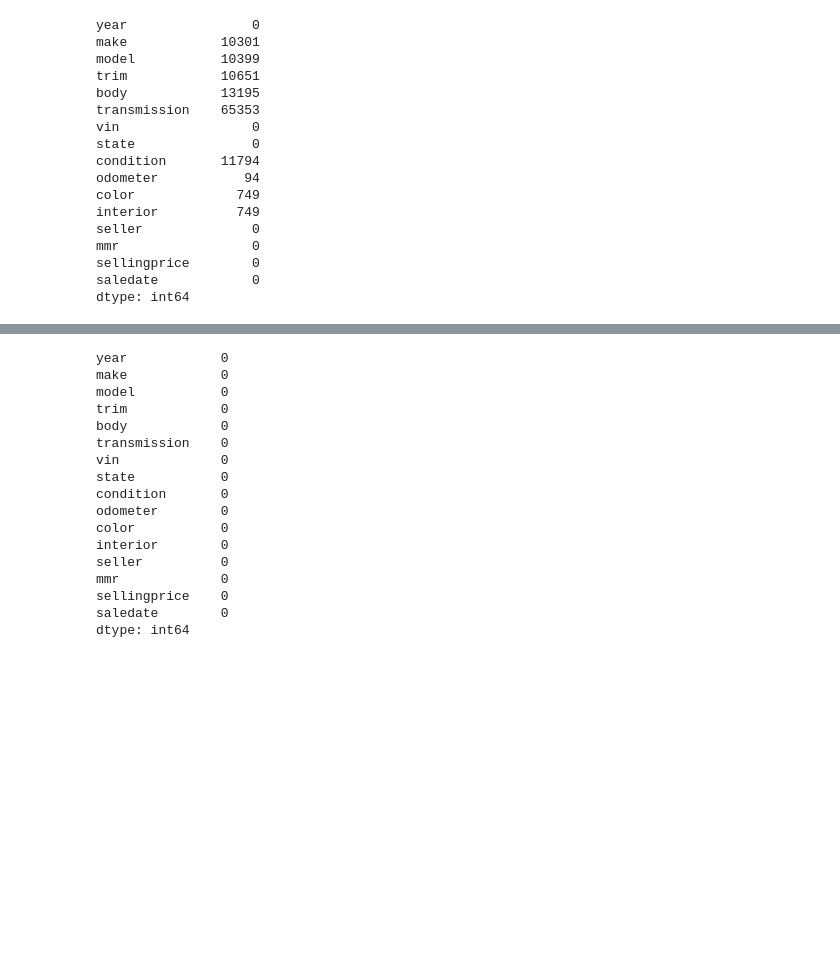
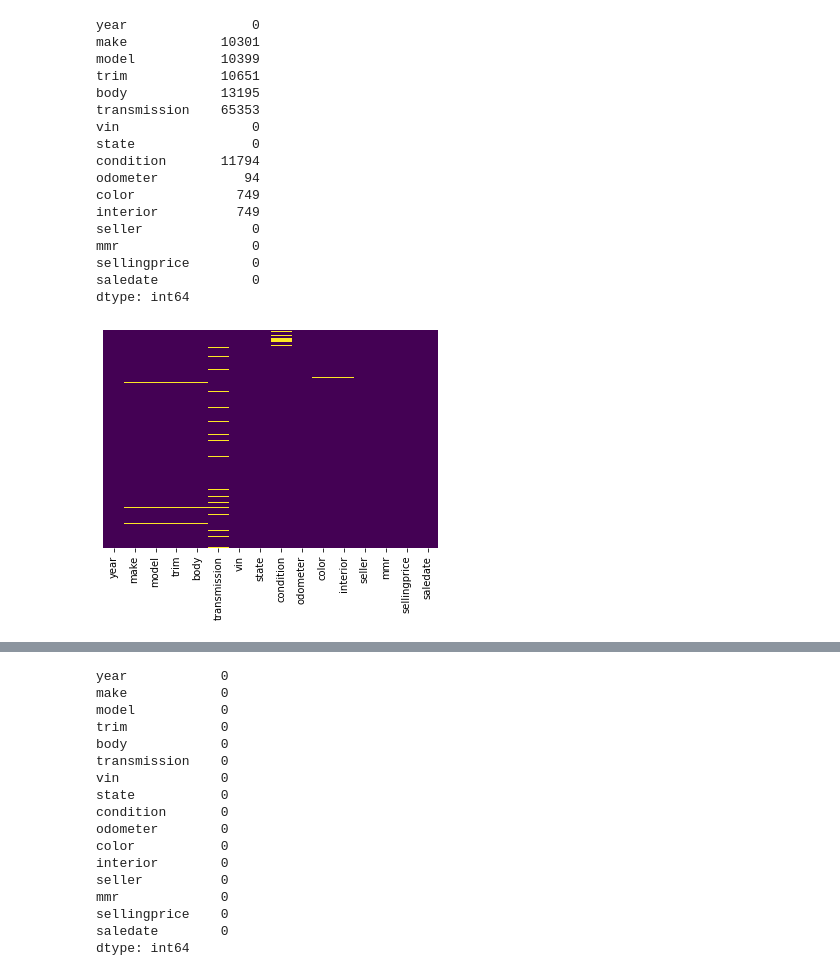
Before and after one commit to HendrikPfeifer/documentation, a Jupyter notebook: 02_data_analysis.ipynb, the cells around one changed output, grey strips where cells are left out. Saved outputs shown, nothing was run; the diff lists cells and outputs as text; code cells hidden in the pictures; blank space fills up the shorter version.

```diff
--- a/02_data_analysis.ipynb
+++ b/02_data_analysis.ipynb
@@ -127,6 +127,11 @@ mmr                 0
 sellingprice        0
 saledate            0
 dtype: int64
+# %%
+# show missing values (missing values - if present - will be displayed in yellow )
+sns.heatmap(df.isnull(), yticklabels=False, cbar=False, cmap='viridis');
+# %% [output]
+[figure, added]
 # %%
 # drop missing vales (dataset is still big enough)
 
```
Also changed, not shown: parts of 6 cells of this notebook, 14 other files.
